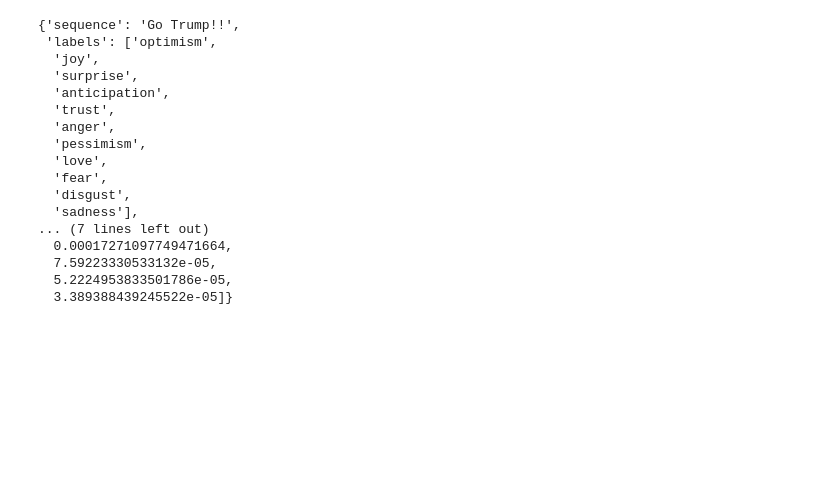
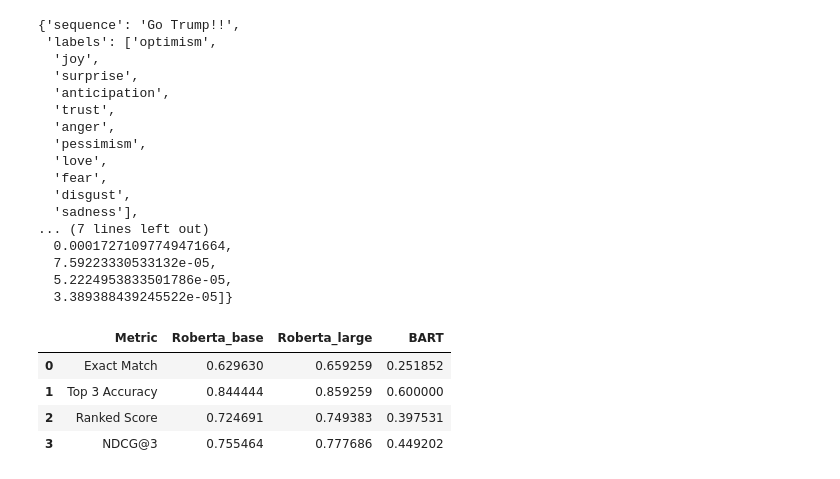
Before and after one commit to tyagiprnv/masterthesis, a Jupyter notebook: src/reply_predictions_multi_label.ipynb, the cells around one changed output. Saved outputs shown, nothing was run; the diff lists cells and outputs as text; code cells hidden in the pictures; blank space fills up the shorter version.

```diff
--- a/src/reply_predictions_multi_label.ipynb
+++ b/src/reply_predictions_multi_label.ipynb
@@ -157,4 +175,12 @@ results = pd.DataFrame({
 })
+# %%
+results
+# %% [output]
+|  | Metric | Roberta_base | Roberta_large | BART |
+| 0 | Exact Match | 0.629630 | 0.659259 | 0.251852 |
+| 1 | Top 3 Accuracy | 0.844444 | 0.859259 | 0.600000 |
+| 2 | Ranked Score | 0.724691 | 0.749383 | 0.397531 |
+| 3 | NDCG@3 | 0.755464 | 0.777686 | 0.449202 |
 # %%
 labels = results['Metric'].tolist()
 num_vars = len(labels)
```
Also changed, not shown: parts of 5 cells of this notebook.
